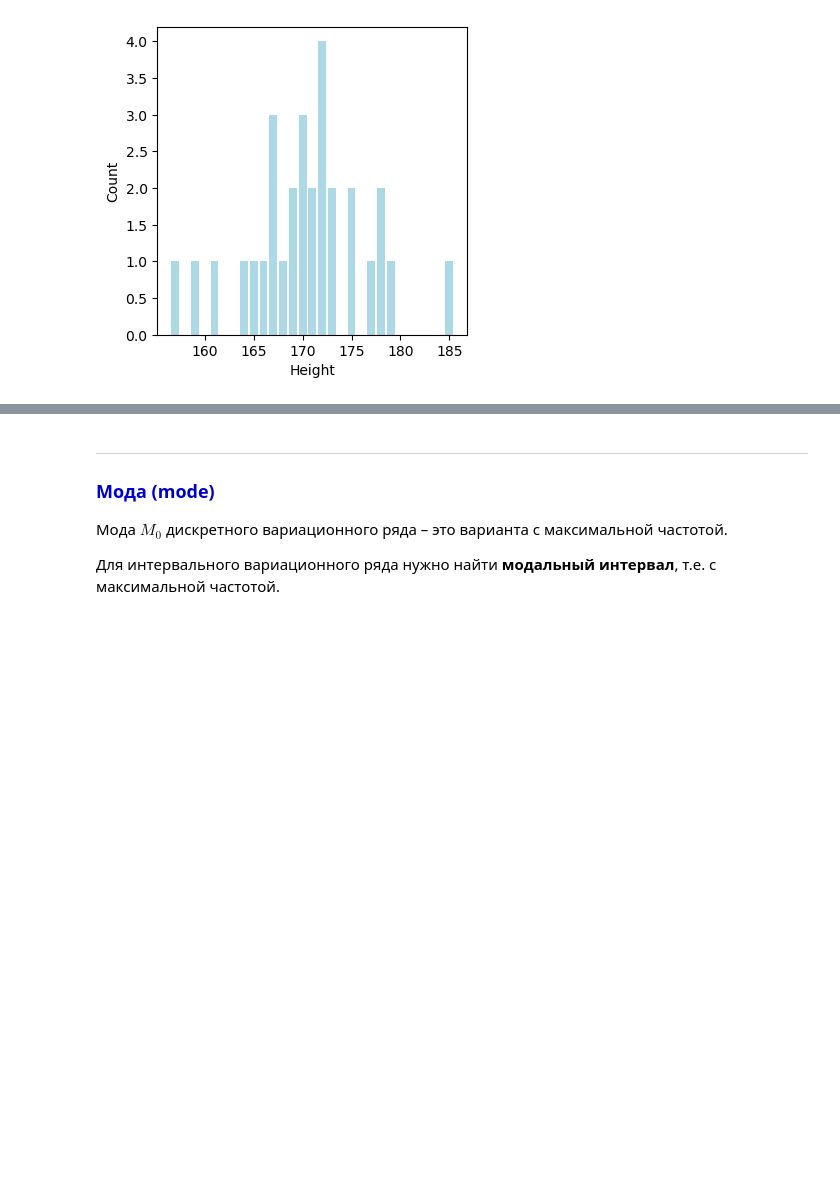
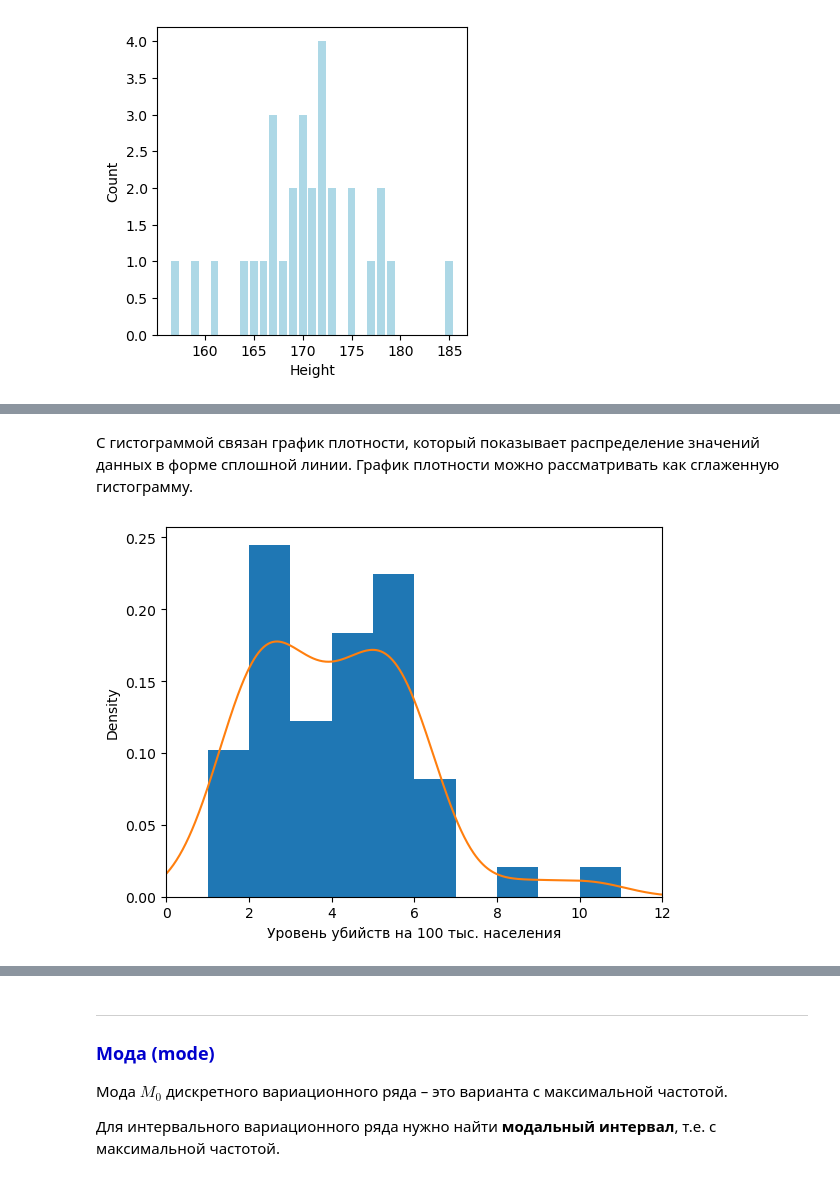
Before and after one commit to TanXmas/ProbabilityTheory_and_Statistics, a Jupyter notebook: St_02_Point estimates.ipynb, the cells around one changed output, grey strips where cells are left out. Saved outputs shown, nothing was run; the diff lists cells and outputs as text; code cells hidden in the pictures; blank space fills up the shorter version.

```diff
--- a/St_02_Point estimates.ipynb
+++ b/St_02_Point estimates.ipynb
@@ -33,0 +79,8 @@ plt.ylabel('Count');
+# %% [markdown]
+С гистограммой связан график плотности, который показывает распределение значений данных в форме сплошной линии. График плотности можно рассматривать как сглаженную гистограмму.
+# %%
+ax = df['Murder.Rate'].plot.hist(density=True, xlim=[0,12], bins=range(1,12))
+df['Murder.Rate'].plot.density(ax=ax)
+ax.set_xlabel('Уровень убийств на 100 тыс. населения');
+# %% [output]
+[figure, added]
```
Also changed, not shown: parts of 26 cells of this notebook.
